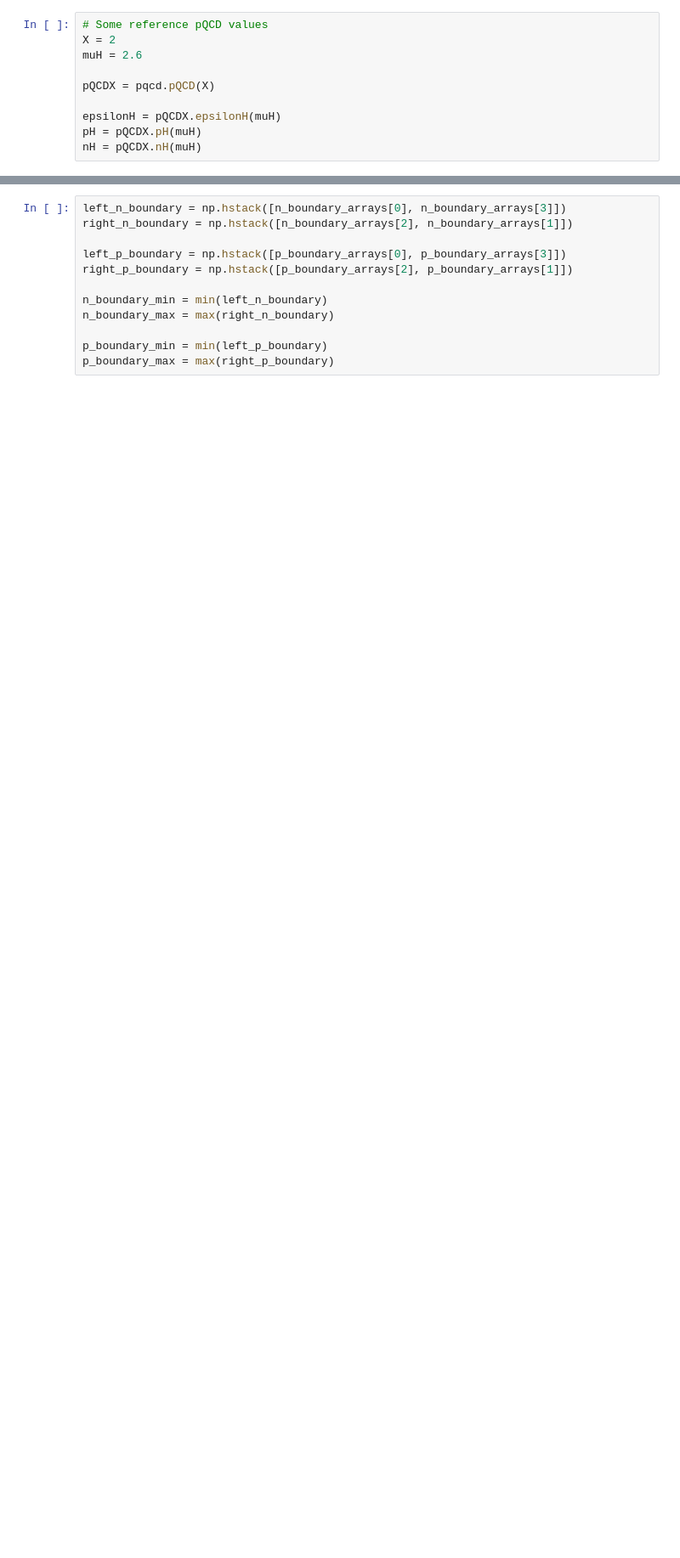
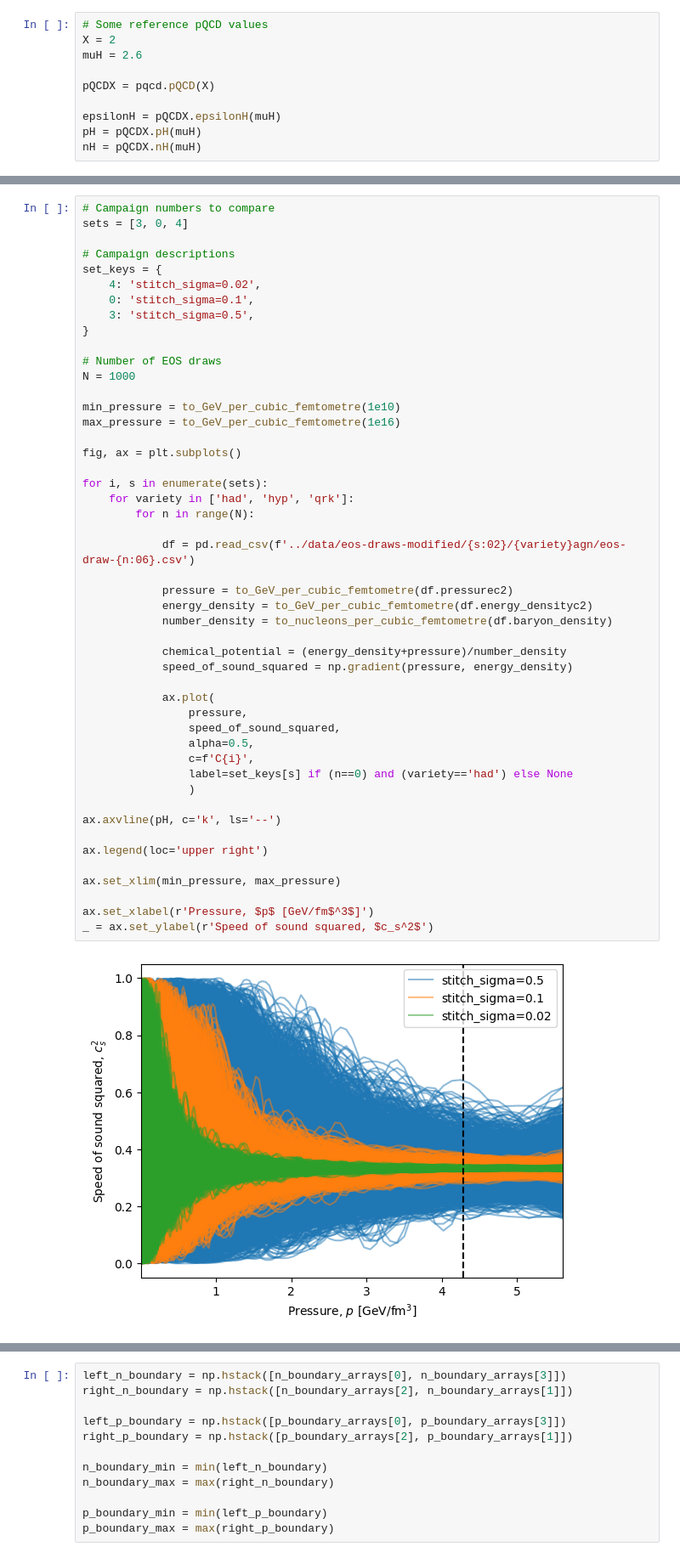
Before and after one commit to eliotfinch/pqcd, a Jupyter notebook: notebooks/inspect_modified_eos_draws.ipynb, the cells around one changed output, grey strips where cells are left out. Shown at 85% size. Drawn from its saved outputs; the diff is of its cells as text; blank space fills up the shorter version.

Commit message:
Update modified eos notebooks

```diff
--- a/notebooks/inspect_modified_eos_draws.ipynb
+++ b/notebooks/inspect_modified_eos_draws.ipynb
@@ -102,3 +122,53 @@ _ = ax.set_ylabel(r'Speed of sound squared, $c_s^2$')
+# %%
+# Campaign numbers to compare
+sets = [3, 0, 4]
+
+# Campaign descriptions
+set_keys = {
+    4: 'stitch_sigma=0.02',
+    0: 'stitch_sigma=0.1',
+    3: 'stitch_sigma=0.5',
+}
+
+# Number of EOS draws
+N = 1000
+
+min_pressure = to_GeV_per_cubic_femtometre(1e10)
+max_pressure = to_GeV_per_cubic_femtometre(1e16)
+
+fig, ax = plt.subplots()
+
+for i, s in enumerate(sets):
+    for variety in ['had', 'hyp', 'qrk']:
+        for n in range(N):
+
+            df = pd.read_csv(f'../data/eos-draws-modified/{s:02}/{variety}agn/eos-draw-{n:06}.csv')
+
+            pressure = to_GeV_per_cubic_femtometre(df.pressurec2)
+            energy_density = to_GeV_per_cubic_femtometre(df.energy_densityc2)
+            number_density = to_nucleons_per_cubic_femtometre(df.baryon_density)
+
+            chemical_potential = (energy_density+pressure)/number_density
+            speed_of_sound_squared = np.gradient(pressure, energy_density)
+
+            ax.plot(
+                pressure,
+                speed_of_sound_squared,
+                alpha=0.5,
+                c=f'C{i}',
+                label=set_keys[s] if (n==0) and (variety=='had') else None
+                )
+
+ax.axvline(pH, c='k', ls='--')
+
+ax.legend(loc='upper right')
+
+ax.set_xlim(min_pressure, max_pressure)
+
+ax.set_xlabel(r'Pressure, $p$ [GeV/fm$^3$]')
+_ = ax.set_ylabel(r'Speed of sound squared, $c_s^2$')
+# %% [output]
+[figure, added]
 # %%
 number_density_array = np.linspace(0.9*nH, 1.1*nH, 100)
 
```
Also changed, not shown: parts of 16 cells of this notebook, 1 other file.
